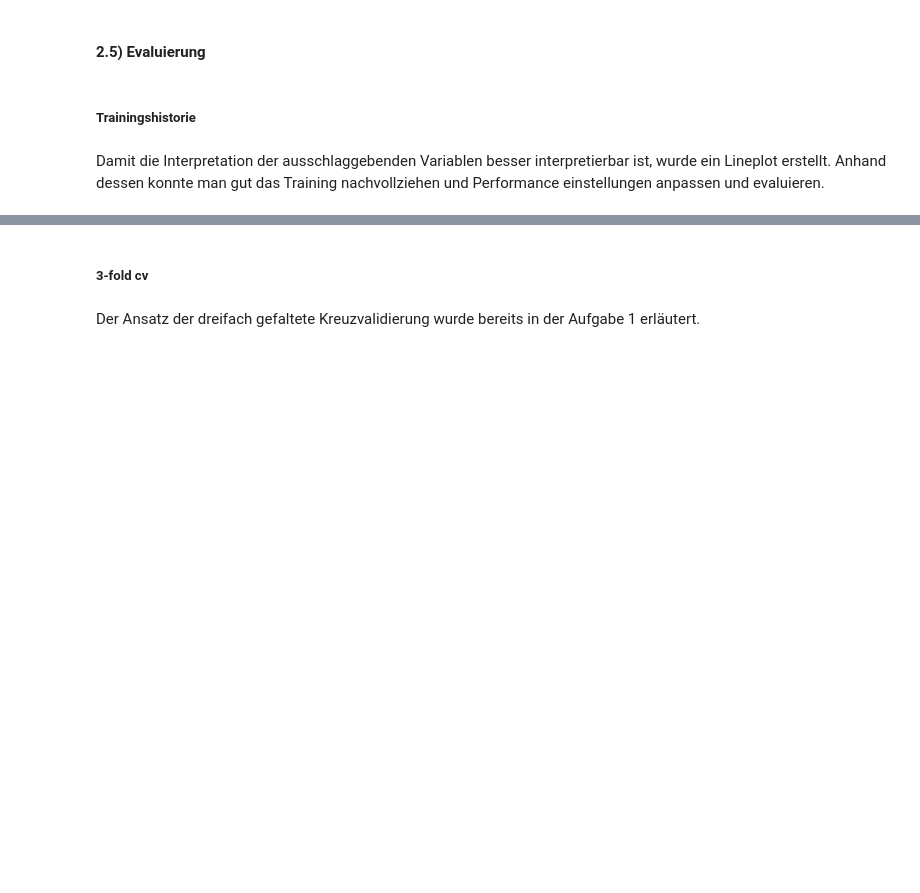
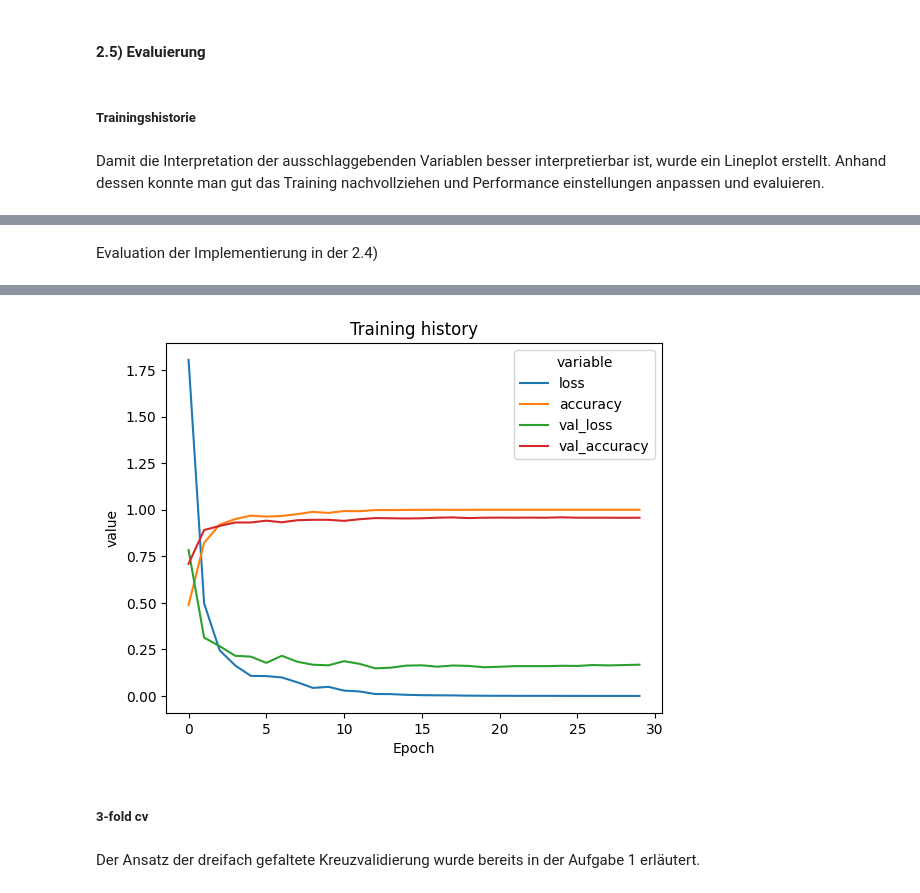
Before and after one commit to Krextouch/MachineLearning22, a Jupyter notebook: abgabeDL.ipynb, the cells around one changed output, grey strips where cells are left out. Drawn from its saved outputs; the diff is of its cells as text; code cells hidden in the pictures; blank space fills up the shorter version.

```diff
--- a/abgabeDL.ipynb
+++ b/abgabeDL.ipynb
@@ -145,10 +145,10 @@ Epoch 30/30
 # %% [markdown]
 Damit die Interpretation der ausschlaggebenden Variablen besser interpretierbar ist, wurde ein Lineplot erstellt. Anhand dessen konnte man gut das Training nachvollziehen und Performance einstellungen anpassen und evaluieren.
 # %%
-df_history = pd.DataFrame(history.history).reset_index()
-df_history.columns = ["Epoch", "loss", "accuracy", "val_loss", "val_accuracy"]
-df_history = pd.melt(df_history, id_vars="Epoch", value_vars=["loss", "accuracy", "val_loss", "val_accuracy"])
-fig = sns.lineplot(df_history, x="Epoch", y="value", hue="variable")
-fig.set_title("Training history")
-loss, acc = model.evaluate(features_test, letters_test, verbose=0)
-print(f"Accuracy: {acc}, Loss: {loss}")
+def create_training_graph(history):
+    df_history = pd.DataFrame(history.history).reset_index()
+    df_history.columns = ["Epoch", "loss", "accuracy", "val_loss", "val_accuracy"]
+    df_history = pd.melt(df_history, id_vars="Epoch", value_vars=["loss", "accuracy", "val_loss", "val_accuracy"])
+    fig = sns.lineplot(df_history, x="Epoch", y="value", hue="variable")
+    fig.set_title("Training history")
+    return fig
@@ -157,0 +155,7 @@ Accuracy: 0.9579487442970276, Loss: 0.15830160677433014
+# %% [markdown]
+Evaluation der Implementierung in der 2.4)
+# %%
+fig = create_training_graph(history)
+loss, acc = model.evaluate(features_test, letters_test, verbose=0)
+print(f"Accuracy: {acc}, Loss: {loss}")
+# %% [output]
@@ -158,3 +163,4 @@ Accuracy: 0.9579487442970276, Loss: 0.15830160677433014
+[figure, added]
 # %% [markdown]
 ##### 3-fold cv
 # %% [markdown]
```
Also changed, not shown: parts of 9 cells of this notebook.
